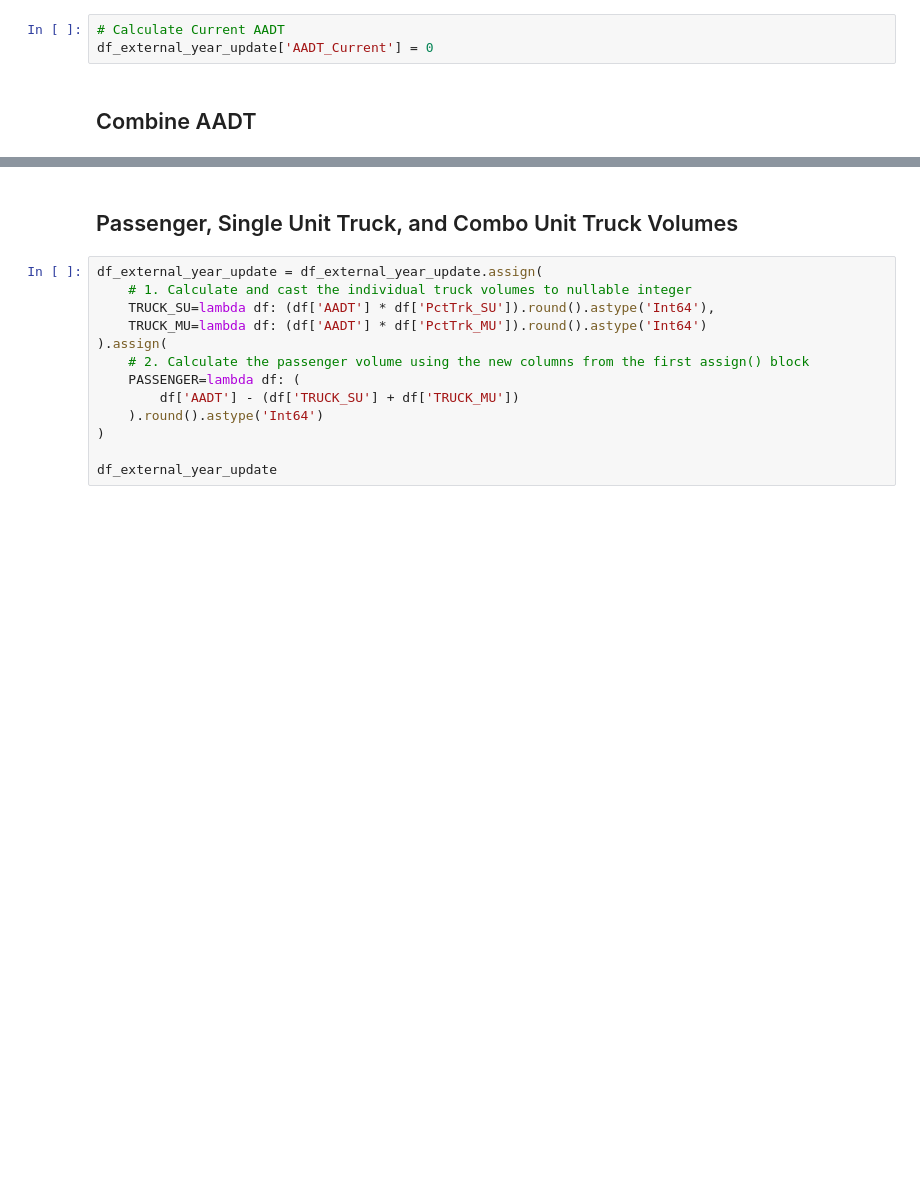
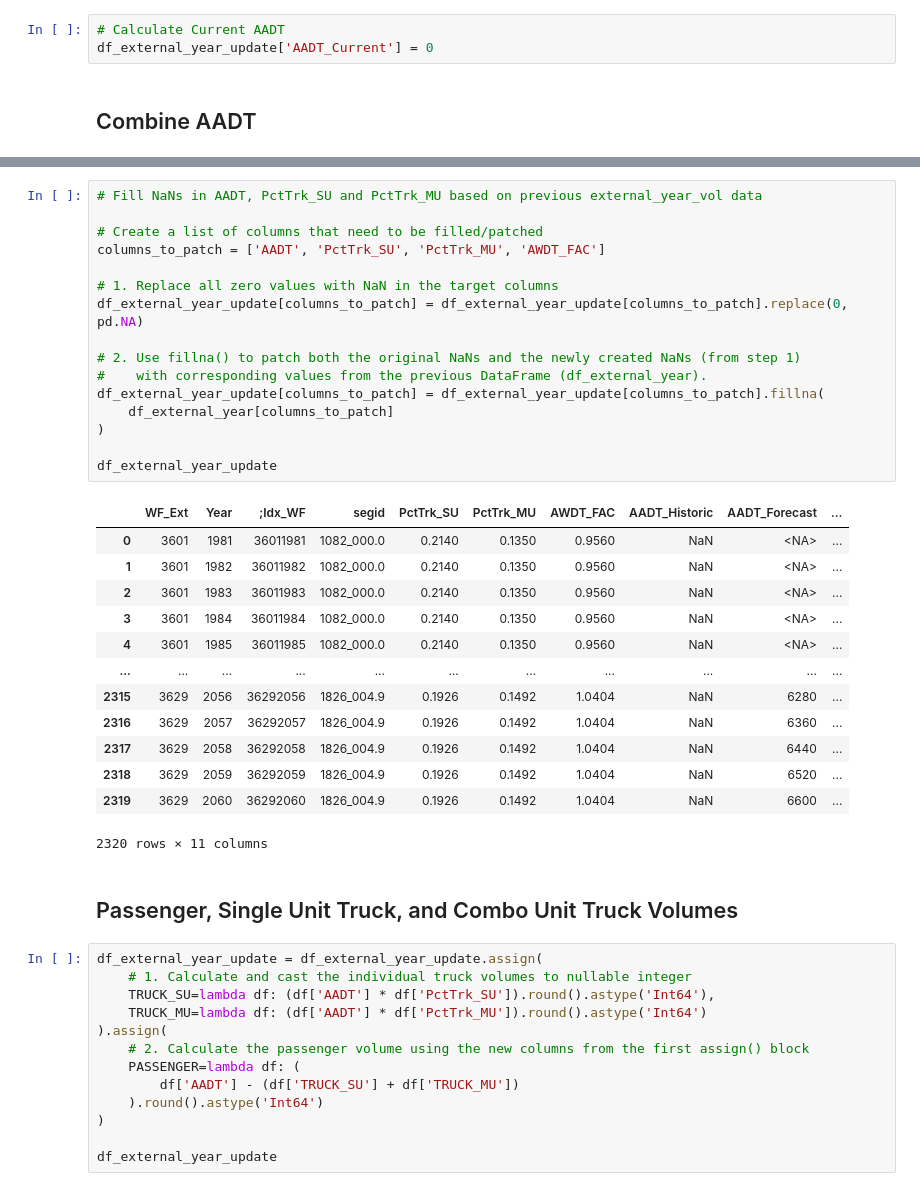
Before and after one commit to WFRCAnalytics/TDM-INP-External-Forecasts, a Jupyter notebook: 5-Export-Data.ipynb, the cells around one changed output, grey strips where cells are left out. Cells and saved outputs as stored; diff of their text form; blank space fills up the shorter version.

```diff
--- a/5-Export-Data.ipynb
+++ b/5-Export-Data.ipynb
@@ -334,3 +336,33 @@ df_external_year_update
+# %%
+# Fill NaNs in AADT, PctTrk_SU and PctTrk_MU based on previous external_year_vol data
+
+# Create a list of columns that need to be filled/patched
+columns_to_patch = ['AADT', 'PctTrk_SU', 'PctTrk_MU', 'AWDT_FAC']
+
+# 1. Replace all zero values with NaN in the target columns
+df_external_year_update[columns_to_patch] = df_external_year_update[columns_to_patch].replace(0, pd.NA)
+
+# 2. Use fillna() to patch both the original NaNs and the newly created NaNs (from step 1)
+#    with corresponding values from the previous DataFrame (df_external_year).
+df_external_year_update[columns_to_patch] = df_external_year_update[columns_to_patch].fillna(
+    df_external_year[columns_to_patch]
+)
+
+df_external_year_update
+# %% [output]
+|  | WF_Ext | Year | ;Idx_WF | segid | PctTrk_SU | PctTrk_MU | AWDT_FAC | AADT_Historic | AADT_Forecast | ... |
+| 0 | 3601 | 1981 | 36011981 | 1082_000.0 | 0.2140 | 0.1350 | 0.9560 | NaN | <NA> | ... |
+| 1 | 3601 | 1982 | 36011982 | 1082_000.0 | 0.2140 | 0.1350 | 0.9560 | NaN | <NA> | ... |
+| 2 | 3601 | 1983 | 36011983 | 1082_000.0 | 0.2140 | 0.1350 | 0.9560 | NaN | <NA> | ... |
+| 3 | 3601 | 1984 | 36011984 | 1082_000.0 | 0.2140 | 0.1350 | 0.9560 | NaN | <NA> | ... |
+| 4 | 3601 | 1985 | 36011985 | 1082_000.0 | 0.2140 | 0.1350 | 0.9560 | NaN | <NA> | ... |
+| ... | ... | ... | ... | ... | ... | ... | ... | ... | ... | ... |
+| 2315 | 3629 | 2056 | 36292056 | 1826_004.9 | 0.1926 | 0.1492 | 1.0404 | NaN | 6280 | ... |
+| 2316 | 3629 | 2057 | 36292057 | 1826_004.9 | 0.1926 | 0.1492 | 1.0404 | NaN | 6360 | ... |
+| 2317 | 3629 | 2058 | 36292058 | 1826_004.9 | 0.1926 | 0.1492 | 1.0404 | NaN | 6440 | ... |
+| 2318 | 3629 | 2059 | 36292059 | 1826_004.9 | 0.1926 | 0.1492 | 1.0404 | NaN | 6520 | ... |
+| 2319 | 3629 | 2060 | 36292060 | 1826_004.9 | 0.1926 | 0.1492 | 1.0404 | NaN | 6600 | ... |
+2320 rows × 11 columns
 # %% [markdown]
 ## Passenger, Single Unit Truck, and Combo Unit Truck Volumes
 # %%
```
Also changed, not shown: parts of 6 cells of this notebook, 2 other files.
